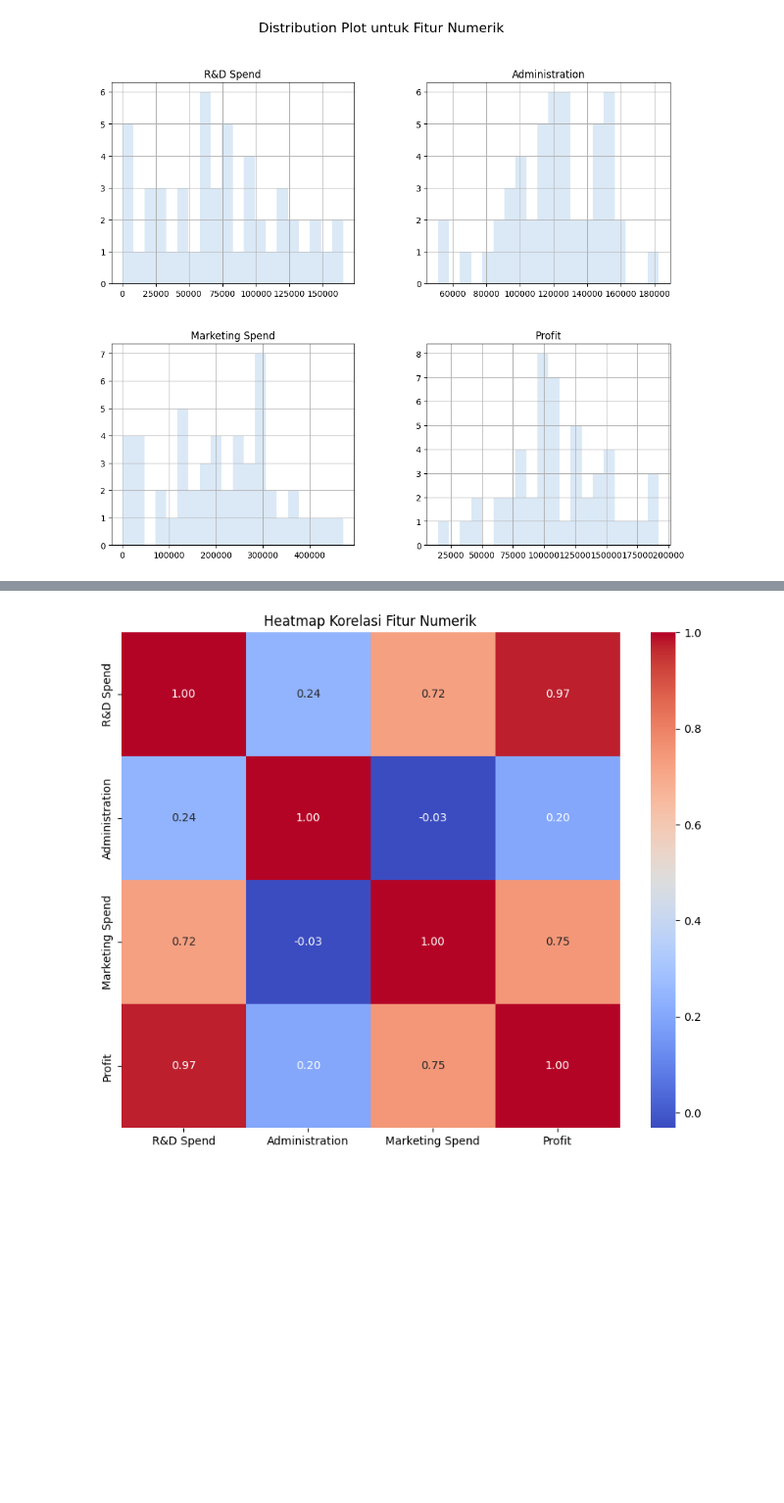
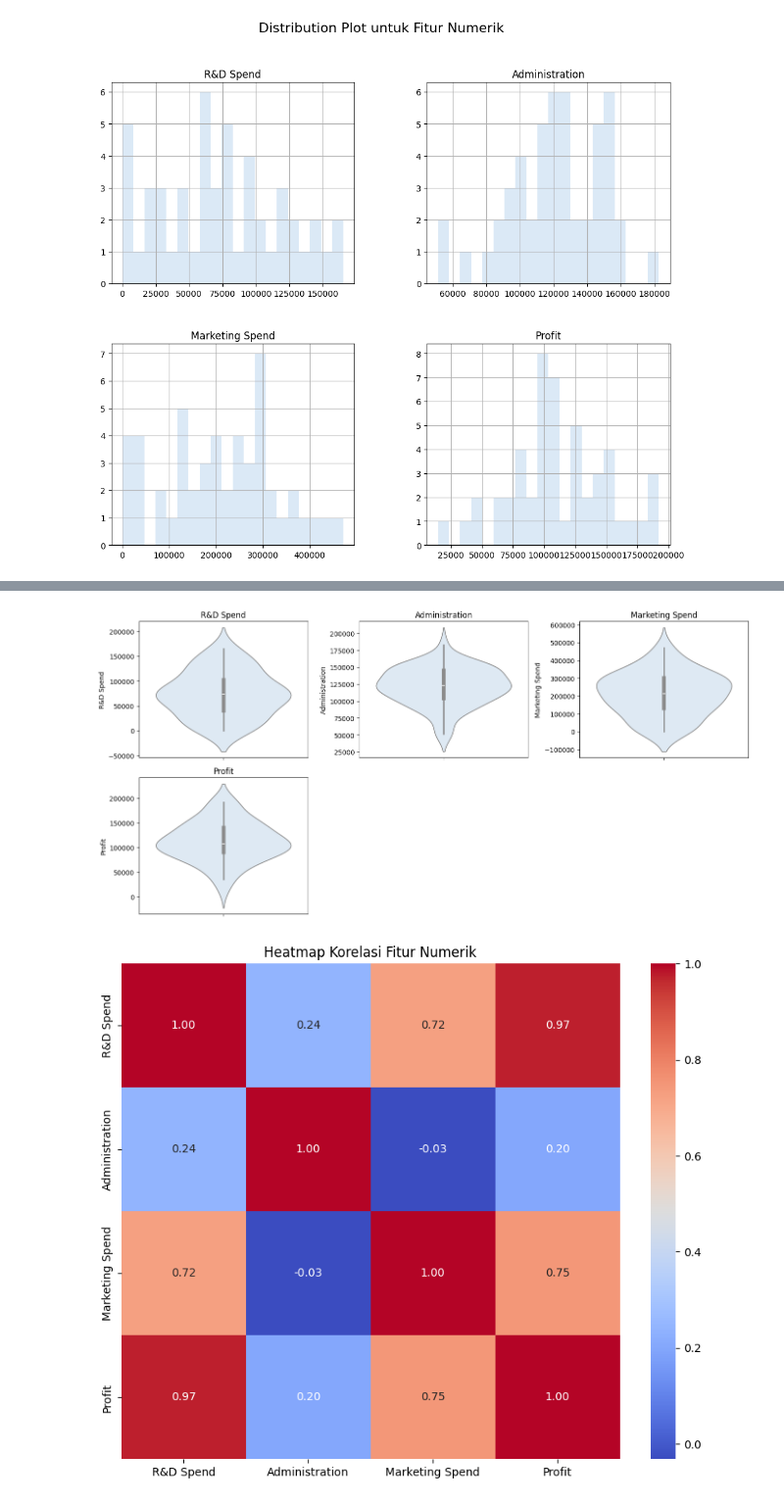
Before and after one commit to evafiorina/evafiorina, a Jupyter notebook: Tugas 4/Data_Visualization_Financial_Eva_Fiorina_Siahaan.ipynb, the cells around one changed output, grey strips where cells are left out. Shown: that part at 98% size. Drawn from its saved outputs; the diff is of its cells as text; code cells hidden in the pictures; blank space fills up the shorter version.

```diff
--- a/Tugas 4/Data_Visualization_Financial_Eva_Fiorina_Siahaan.ipynb
+++ b/Tugas 4/Data_Visualization_Financial_Eva_Fiorina_Siahaan.ipynb
@@ -96,3 +161,28 @@ plt.show()
+# %%
+# @title
+import pandas as pd
+import seaborn as sns
+import matplotlib.pyplot as plt
+
+# Membaca file CSV ke dalam DataFrame
+df = pd.read_csv('/content/drive/MyDrive/Dataset/50_Startups.csv')
+
+# Memilih hanya kolom numerik
+numeric_columns = df.select_dtypes(include=['int64', 'float64'])
+
+# Menentukan ukuran plot
+plt.figure(figsize=(14, 10))
+
+# Melakukan loop untuk setiap fitur numerik dan membuat violin plot
+for i, col in enumerate(numeric_columns.columns):
+    plt.subplot(3, 3, i + 1)
+    sns.violinplot(data=df, y=col)
+    plt.title(col)
+
+plt.tight_layout()
+plt.show()
+# %% [output]
+[figure, added]
 # %%
 # @title Heat Map
 import pandas as pd
```
Also changed, not shown: parts of 3 cells of this notebook.
